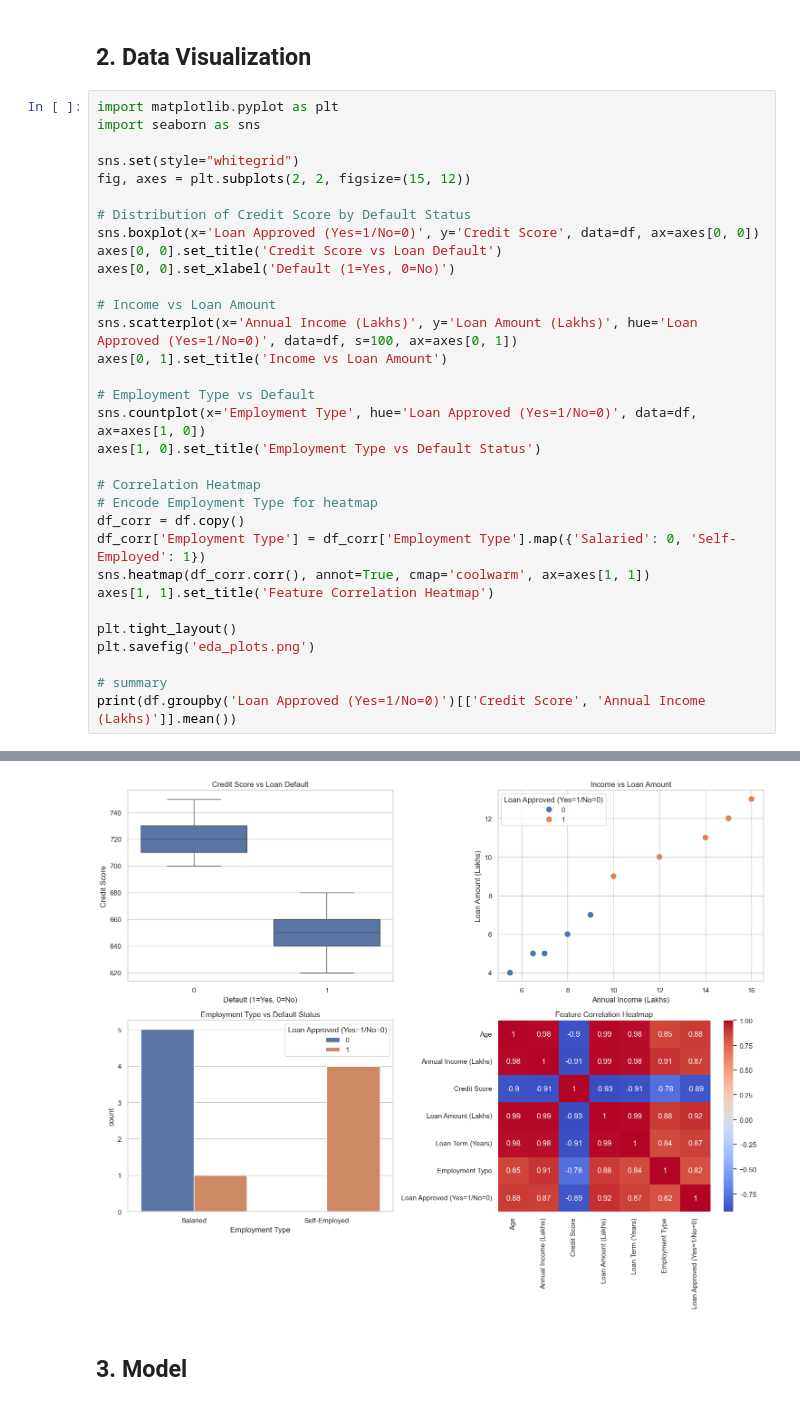
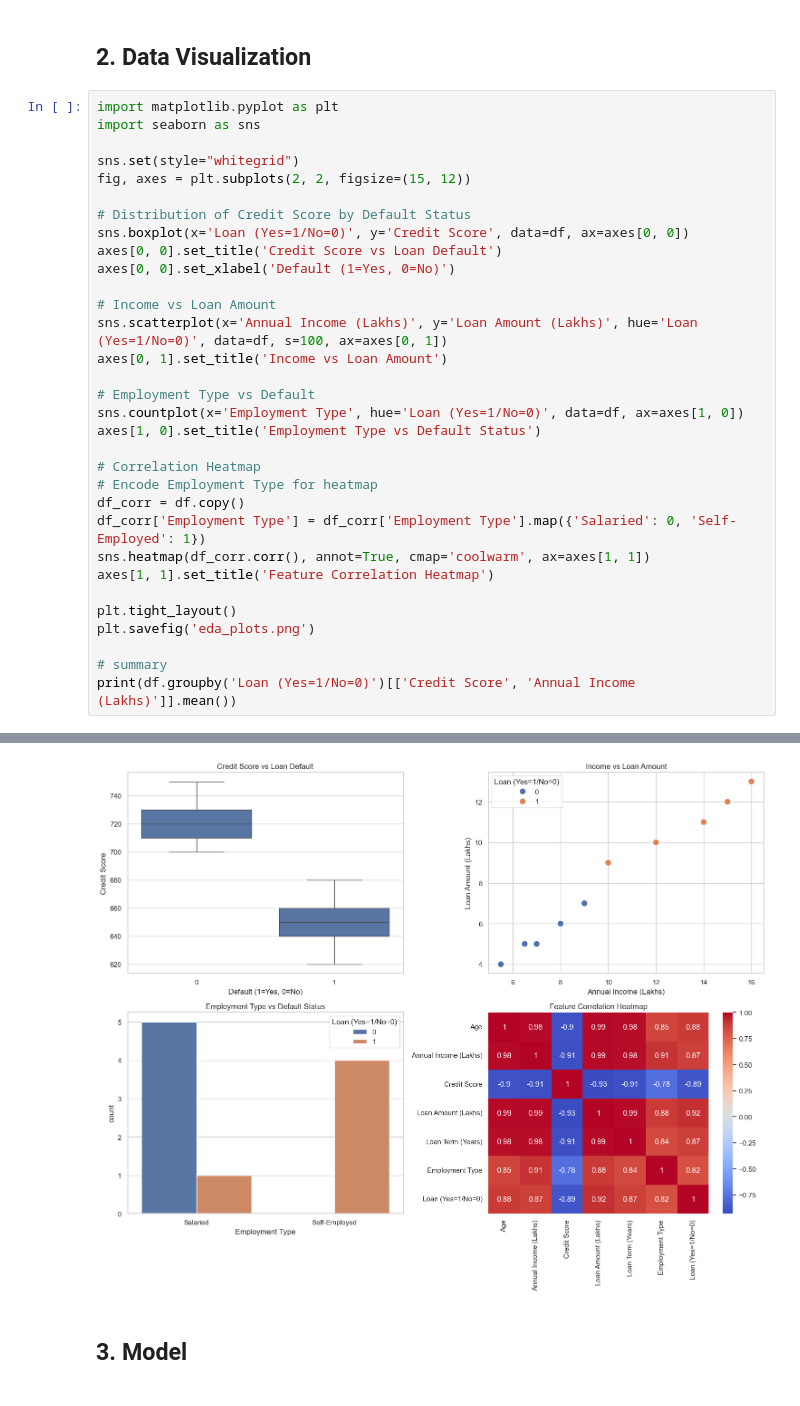
Before and after one commit to santiago2389/genai_dev_bronz_medal_assignments, a Jupyter notebook: Q2.ipynb, the cells around one changed output, grey strips where cells are left out. Drawn from its saved outputs; the diff is of its cells as text.

Commit message:
Assignment_1: Que2 data file target table column name modified

```diff
--- a/Q2.ipynb
+++ b/Q2.ipynb
@@ -43,16 +43,16 @@ sns.set(style="whitegrid")
 fig, axes = plt.subplots(2, 2, figsize=(15, 12))
 
 # Distribution of Credit Score by Default Status
-sns.boxplot(x='Loan Approved (Yes=1/No=0)', y='Credit Score', data=df, ax=axes[0, 0])
+sns.boxplot(x='Loan (Yes=1/No=0)', y='Credit Score', data=df, ax=axes[0, 0])
 axes[0, 0].set_title('Credit Score vs Loan Default')
 axes[0, 0].set_xlabel('Default (1=Yes, 0=No)')
 
 # Income vs Loan Amount
-sns.scatterplot(x='Annual Income (Lakhs)', y='Loan Amount (Lakhs)', hue='Loan Approved (Yes=1/No=0)', data=df, s=100, ax=axes[0, 1])
+sns.scatterplot(x='Annual Income (Lakhs)', y='Loan Amount (Lakhs)', hue='Loan (Yes=1/No=0)', data=df, s=100, ax=axes[0, 1])
 axes[0, 1].set_title('Income vs Loan Amount')
 
 # Employment Type vs Default
-sns.countplot(x='Employment Type', hue='Loan Approved (Yes=1/No=0)', data=df, ax=axes[1, 0])
+sns.countplot(x='Employment Type', hue='Loan (Yes=1/No=0)', data=df, ax=axes[1, 0])
 axes[1, 0].set_title('Employment Type vs Default Status')
 
 # Correlation Heatmap
@@ -66,5 +66,5 @@ plt.tight_layout()
 plt.savefig('eda_plots.png')
 
 # summary
-print(df.groupby('Loan Approved (Yes=1/No=0)')[['Credit Score', 'Annual Income (Lakhs)']].mean())
+print(df.groupby('Loan (Yes=1/No=0)')[['Credit Score', 'Annual Income (Lakhs)']].mean())
 # %% [output]
@@ -75,4 +75,4 @@ Loan Approved (Yes=1/No=0)
-[figure, old version]
+[figure, new version]
 # %% [markdown]
 ## 3. Model
 # %%
```
Also changed, not shown: parts of 3 cells of this notebook, 1 other file.
